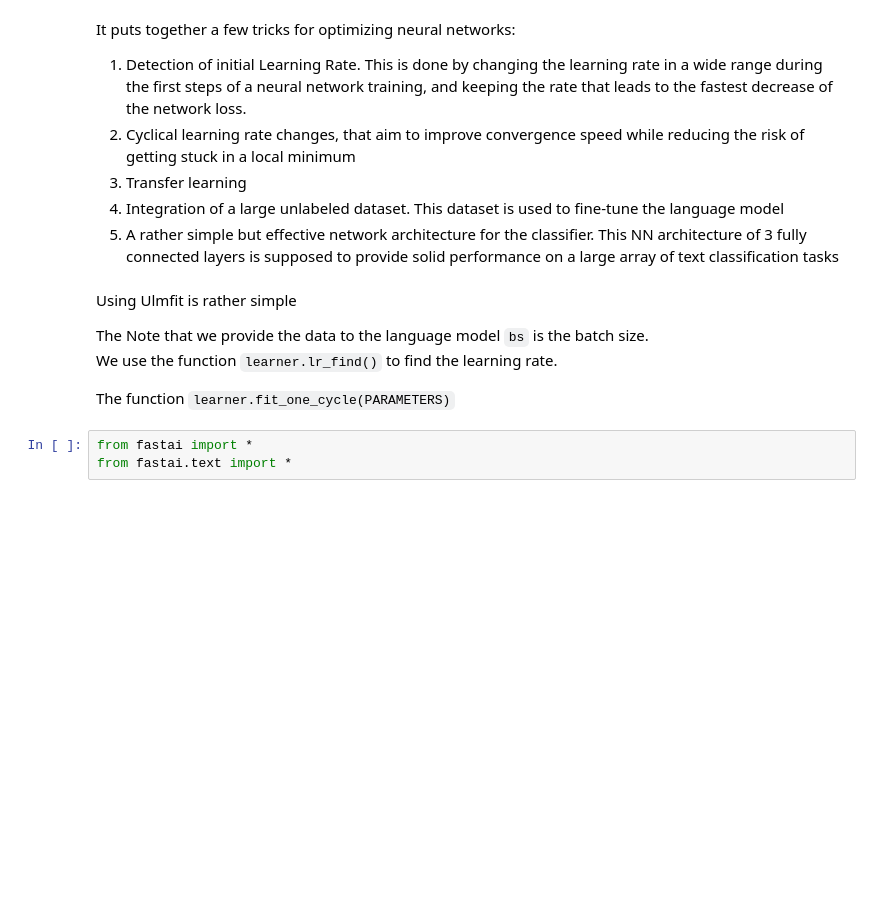
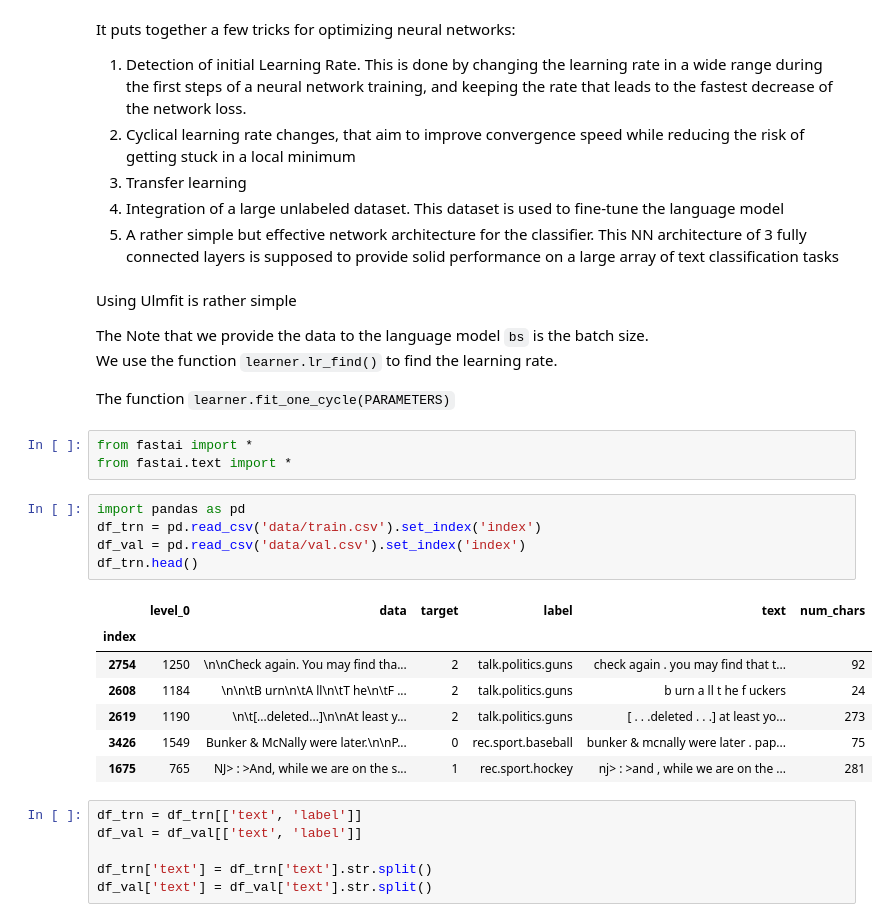
Before and after one commit to omriallouche/text_classification_from_zero_to_hero, a Jupyter notebook: ulmfit.ipynb, the cells around one changed output. Saved outputs shown, nothing was run; the diff lists cells and outputs as text; blank space fills up the shorter version.

```diff
--- a/ulmfit.ipynb
+++ b/ulmfit.ipynb
@@ -28,3 +28,22 @@ The function `learner.fit_one_cycle(PARAMETERS)`
 # %%
 from fastai import *
 from fastai.text import *
+# %%
+import pandas as pd
+df_trn = pd.read_csv('data/train.csv').set_index('index')
+df_val = pd.read_csv('data/val.csv').set_index('index')
+df_trn.head()
+# %% [output]
+|  | level_0 | data | target | label | text | num_chars |
+| index |  |  |  |  |  |  |
+| 2754 | 1250 | \n\nCheck again. You may find tha... | 2 | talk.politics.guns | check again . you may find that t... | 92 |
+| 2608 | 1184 | \n\n\tB urn\n\tA ll\n\tT he\n\tF ... | 2 | talk.politics.guns | b urn a ll t he f uckers | 24 |
+| 2619 | 1190 | \n\t[...deleted...]\n\nAt least y... | 2 | talk.politics.guns | [ . . .deleted . . .] at least yo... | 273 |
+| 3426 | 1549 | Bunker & McNally were later.\n\nP... | 0 | rec.sport.baseball | bunker & mcnally were later . pap... | 75 |
+| 1675 | 765 | NJ> : >And, while we are on the s... | 1 | rec.sport.hockey | nj> : >and , while we are on the ... | 281 |
+# %%
+df_trn = df_trn[['text', 'label']]
+df_val = df_val[['text', 'label']]
+
+df_trn['text'] = df_trn['text'].str.split()
+df_val['text'] = df_val['text'].str.split()
```
Also changed, not shown: parts of 6 cells of this notebook, 1 other file.
